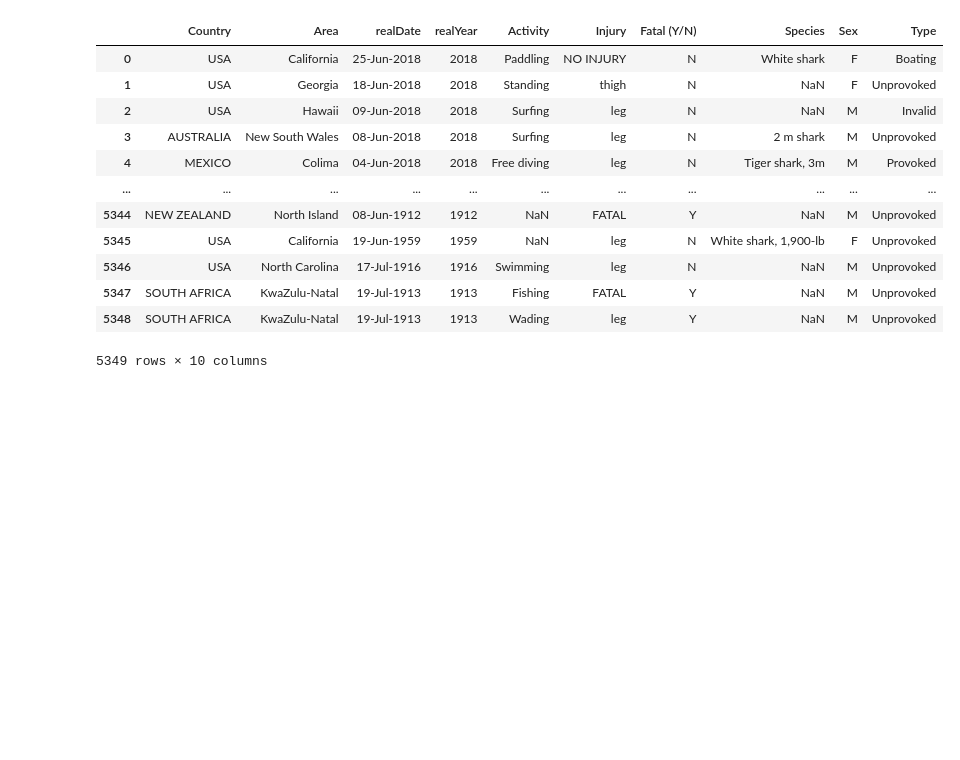
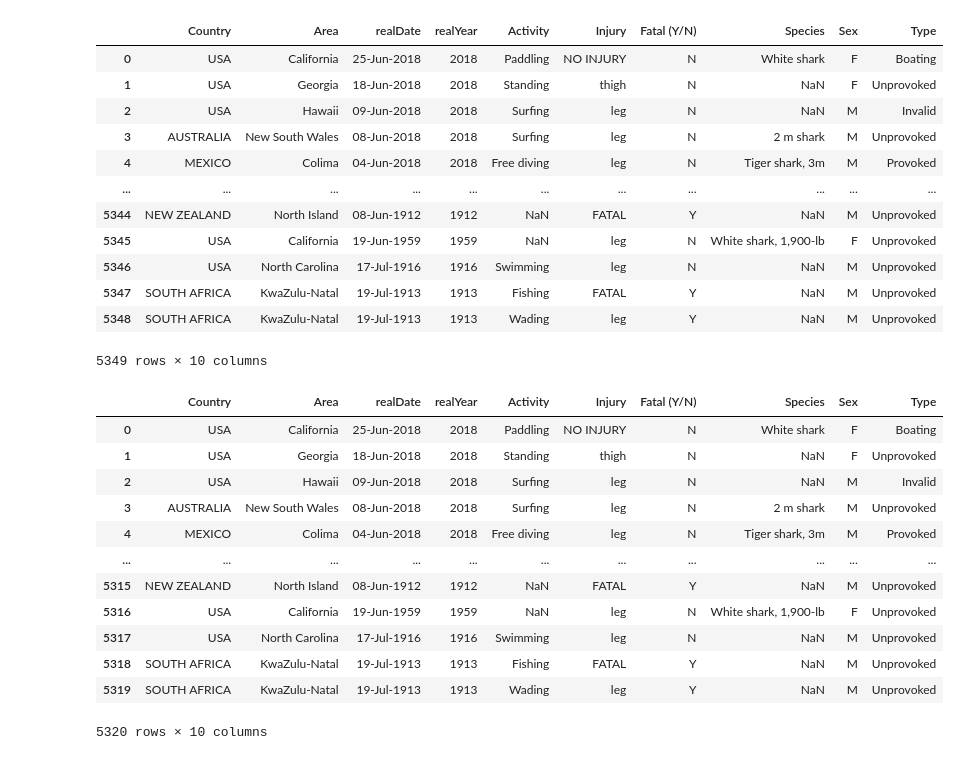
Before and after one commit to Diegon8/SharkAttack-, a Jupyter notebook: SharkAttack.ipynb, the cells around one changed output. Drawn from its saved outputs; the diff is of its cells as text; code cells hidden in the pictures; blank space fills up the shorter version.

```diff
--- a/SharkAttack.ipynb
+++ b/SharkAttack.ipynb
@@ -536,3 +536,21 @@ display(attack4)
 | 5347 | SOUTH AFRICA | KwaZulu-Natal | 19-Jul-1913 | 1913 | Fishing | FATAL | Y | NaN | M | Unprovoked |
 | 5348 | SOUTH AFRICA | KwaZulu-Natal | 19-Jul-1913 | 1913 | Wading | leg | Y | NaN | M | Unprovoked |
 5349 rows × 10 columns
+# %%
+attack4 = attack4.dropna(subset=['Country'])
+attack4 = attack4.reset_index(drop=True)
+attack4
+# %% [output]
+|  | Country | Area | realDate | realYear | Activity | Injury | Fatal (Y/N) | Species | Sex | Type |
+| 0 | USA | California | 25-Jun-2018 | 2018 | Paddling | NO INJURY | N | White shark | F | Boating |
+| 1 | USA | Georgia | 18-Jun-2018 | 2018 | Standing | thigh | N | NaN | F | Unprovoked |
+| 2 | USA | Hawaii | 09-Jun-2018 | 2018 | Surfing | leg | N | NaN | M | Invalid |
+| 3 | AUSTRALIA | New South Wales | 08-Jun-2018 | 2018 | Surfing | leg | N | 2 m shark | M | Unprovoked |
+| 4 | MEXICO | Colima | 04-Jun-2018 | 2018 | Free diving | leg | N | Tiger shark, 3m | M | Provoked |
+| ... | ... | ... | ... | ... | ... | ... | ... | ... | ... | ... |
+| 5315 | NEW ZEALAND | North Island | 08-Jun-1912 | 1912 | NaN | FATAL | Y | NaN | M | Unprovoked |
+| 5316 | USA | California | 19-Jun-1959 | 1959 | NaN | leg | N | White shark, 1,900-lb | F | Unprovoked |
+| 5317 | USA | North Carolina | 17-Jul-1916 | 1916 | Swimming | leg | N | NaN | M | Unprovoked |
+| 5318 | SOUTH AFRICA | KwaZulu-Natal | 19-Jul-1913 | 1913 | Fishing | FATAL | Y | NaN | M | Unprovoked |
+| 5319 | SOUTH AFRICA | KwaZulu-Natal | 19-Jul-1913 | 1913 | Wading | leg | Y | NaN | M | Unprovoked |
+5320 rows × 10 columns
```
